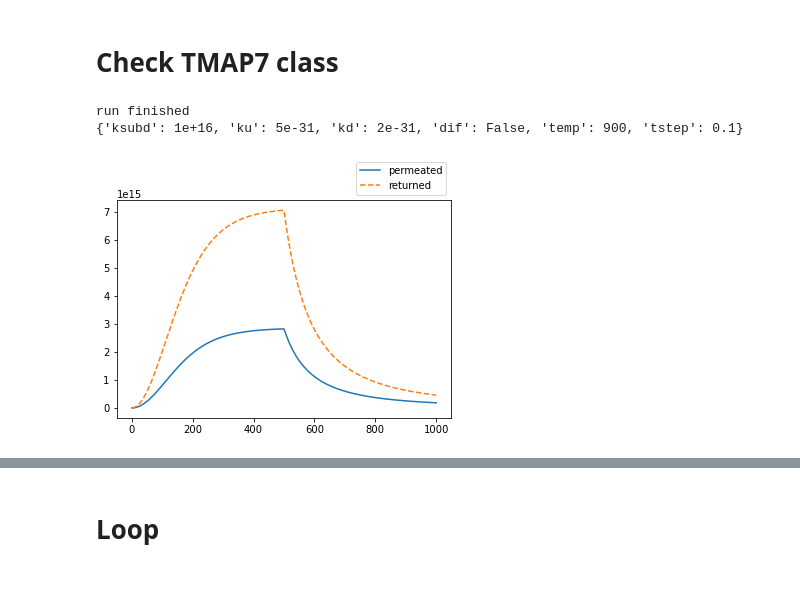
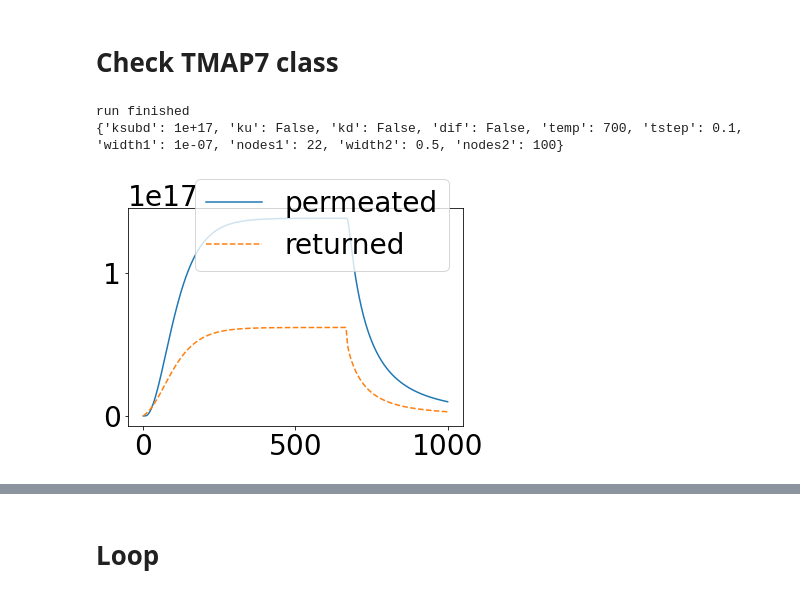
Before and after one commit to Kshora/pytmap7, a Jupyter notebook: examples/example.ipynb, the cells around one changed output, grey strips where cells are left out. Drawn from its saved outputs; the diff is of its cells as text; code cells hidden in the pictures.

```diff
--- a/examples/example.ipynb
+++ b/examples/example.ipynb
@@ -10,7 +12,7 @@ import aklab.mpls as mpl # https://github.com/queezz/aklab
 # %%
 #mpl.font_setup(size=14)
 mpl.figprep(width=300)
-n = 400
+n = 300
 t = np.linspace(0,1000,n)
 pressure = np.linspace(1,1,n)
 # pressure[200:] = 0.5
@@ -38,21 +40,21 @@ plt.plot(p['time'],p['p'])
 # %%
 %run -n ../tmap7.py
 
 t7 = TmapTask(basepath='../')
 # False means using an initial input
 parameters = {
-    "ksubd" : 1e16,
-    "ku" : 5e-31,
-    "kd" : 2e-31,
+    "ksubd" : 1e17,
+    "ku" : False,
+    "kd" : False,
     "dif" : False,
-    "temp" : 900,
+    "temp" : 700,
     "tstep" : 0.1 # Must not be False
 }
-t7.prep_parameters(parameters,"../template.inp")
+t7.prep_parameters(parameters,"../template2_NiO.inp")
 t7.run()
 t7.plot()
 print(t7.parameters)
 # %% [output]
 run finished
-{'ksubd': 1e+16, 'ku': 5e-31, 'kd': 2e-31, 'dif': False, 'temp': 900, 'tstep': 0.1}
+{'ksubd': 1e+17, 'ku': False, 'kd': False, 'dif': False, 'temp': 700, 'tstep': 0.1, 'width1': 1e-07, 'nodes1': 22, 'width2': 0.5, 'nodes2': 100}
-[figure, old version]
+[figure, new version]
```
Also changed, not shown: parts of 18 cells of this notebook, 12 other files.
